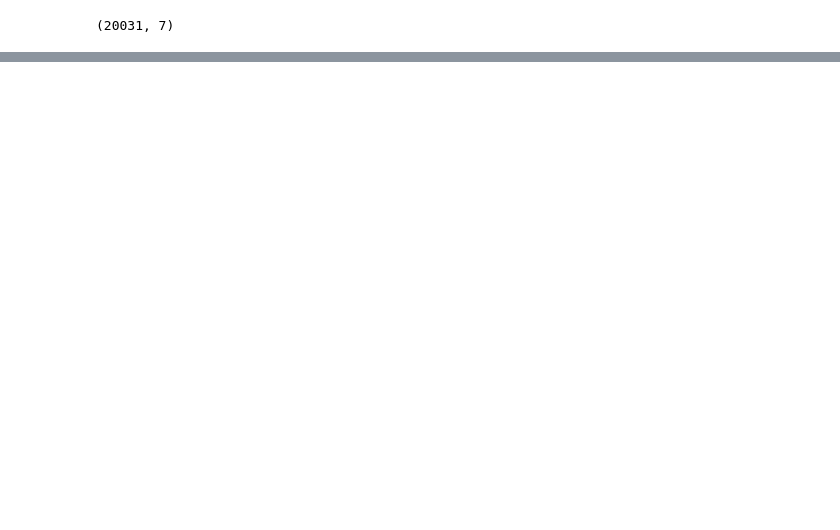
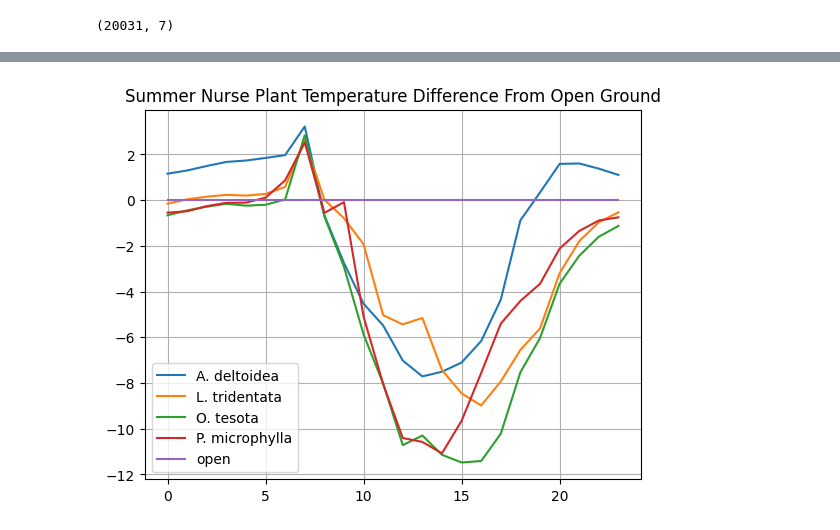
Before and after one commit to haberkornm/Nurse-plant-temperature-microclimates-, a Jupyter notebook: Nurse_plant_analysis.ipynb, the cells around one changed output, grey strips where cells are left out. Saved outputs shown, nothing was run; the diff lists cells and outputs as text; code cells hidden in the pictures; blank space fills up the shorter version.

```diff
--- a/Nurse_plant_analysis.ipynb
+++ b/Nurse_plant_analysis.ipynb
@@ -277,0 +295,21 @@ plt.show()
+# %%
+summer_open = summer_means[summer_means.plant == 'open'][['hour', 'temp']]
+winter_open = winter_means[winter_means.plant == 'open'][['hour', 'temp']]
+# %%
+summer_open.rename(columns = {'temp' : 'open_temp'}, inplace = True)
+winter_open.rename(columns = {'temp' : 'open_temp'}, inplace = True)
+# %%
+summer_diffs = summer_means.merge(summer_open, left_on = 'hour', right_on = 'hour', how = 'left')
+winter_diffs = winter_means.merge(winter_open, left_on = 'hour', right_on = 'hour', how = 'left')
+# %%
+summer_diffs['diff_from_open'] = summer_diffs.temp - summer_diffs.open_temp
+winter_diffs['diff_from_open'] = winter_diffs.temp - winter_diffs.open_temp
+# %%
+for i in summer_diffs.plant.unique():
+    plt.plot(summer_diffs[summer_diffs.plant == i].hour, summer_diffs[summer_diffs.plant == i].diff_from_open, label = i)
+plt.grid()
+plt.title('Summer Nurse Plant Temperature Difference From Open Ground')
+plt.legend()
+plt.show()
+# %% [output]
+[figure, added]
```
Also changed, not shown: parts of 6 cells of this notebook.
